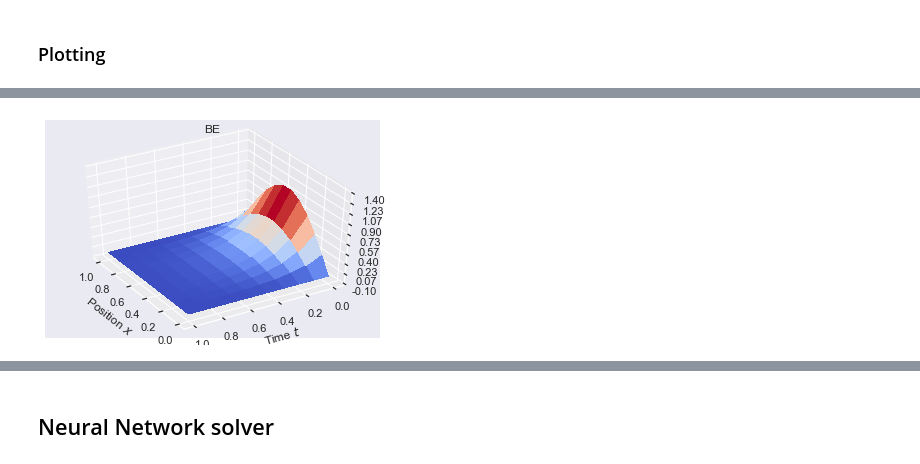
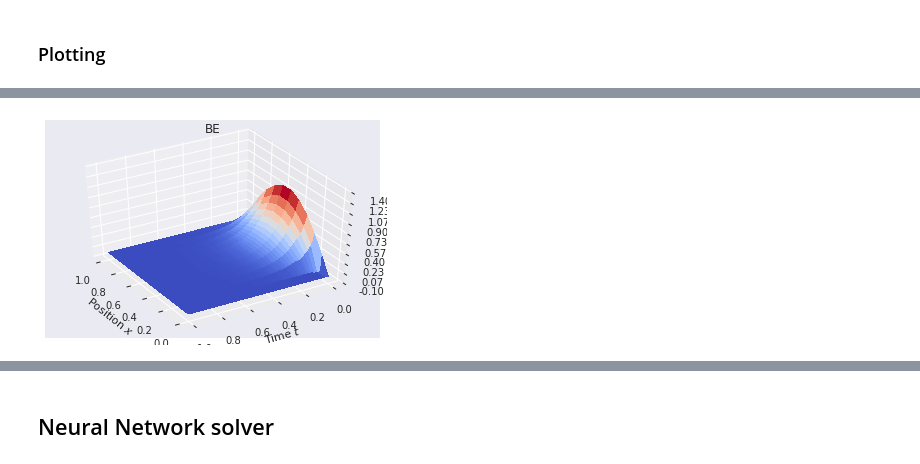
Before and after one commit to ohebbi/FYS-STK4155, a Jupyter notebook: project3/solving_PDE.ipynb, the cells around one changed output, grey strips where cells are left out. Drawn from its saved outputs; the diff is of its cells as text; code cells hidden in the pictures.

```diff
--- a/project3/solving_PDE.ipynb
+++ b/project3/solving_PDE.ipynb
@@ -172,21 +179,26 @@ backward_euler(alpha1,u2,N,T1)
 # %% [markdown]
 ### Crank-Nicholsen
 # %%
-u3 = np.zeros((t1.size,x.size))
-u3[0,:] = g(x)
-u3[0,0] = u3[0,N+1] = 0.0 #Implement boundaries rigidly
+uc = np.zeros((t.size,x.size))
 
-crank_nicolson(alpha1,u3,N,T1)
+
+#Initial codition
+uc[0,:] = g(x)
+uc[0,0] = uc[0,N+1] = 0.0 #Implement boundaries rigidly
+
+crank_nicolson(alpha,uc,N,T)
 # %% [markdown]
 ### Plotting
 # %%
-x1,t1 = np.meshgrid(x,t1)
 x,t = np.meshgrid(x,t)
+
+
+
 
 fig = plt.figure();
 ax = fig.gca(projection='3d');
 # Plot the surface.
-surf = ax.plot_surface(x, t, u1, cmap=cm.coolwarm,
+surf = ax.plot_surface(x, t, uf, cmap=cm.coolwarm,
                    linewidth=0, antialiased=False);
                    # Customize the z axis.
 ax.set_zlim(-0.10, 1.40);
@@ -202,7 +214,7 @@ plt.show()
 fig = plt.figure();
 ax = fig.gca(projection='3d');
 # Plot the surface.
-surf = ax.plot_surface(x1, t1, u2, cmap=cm.coolwarm,
+surf = ax.plot_surface(x, t, ub, cmap=cm.coolwarm,
                    linewidth=0, antialiased=False);
                    # Customize the z axis.
 ax.set_zlim(-0.10, 1.40);
@@ -218,7 +230,7 @@ plt.show()
 fig = plt.figure();
 ax = fig.gca(projection='3d');
 # Plot the surface.
-surf = ax.plot_surface(x1, t1, u3, cmap=cm.coolwarm,
+surf = ax.plot_surface(x, t, uc, cmap=cm.coolwarm,
                    linewidth=0, antialiased=False);
                    # Customize the z axis.
 ax.set_zlim(-0.10, 1.40);
@@ -235,36 +247,74 @@ x_analytic = np.linspace(0,L, N+2)
 analytic = np.sin(np.pi*x_analytic)*np.exp(-np.pi**2*t[0][0])
 fig = plt.figure();
 plt.title("Numerical vs analytical solution for t = 0")
-plt.plot(x[0],u1[0], ".")
-plt.plot(x1[0],u2[0], ".")
-plt.plot(x1[0],u3[0], ".")
-plt.plot(x_analytic,analytic)
+plt.plot(x[0], uf[0], ".")
+plt.plot(x[0], ub[0], ".")
+plt.plot(x[0], uc[0], ".")
+plt.plot(x_analytic, analytic)
 #plt.legend(["Numeric", "Analytic"])
 plt.legend(["FE", "BE", "CN", "Analytic"])
 
 plt.show()
 
+print("\n Time = 0 \n")
+print("\n Max difference between Forward Euler & Analytic \n")
+print(np.max(abs(uf[0]-analytic)))
+
+print("\n Max difference between Backward Euler & Analytic \n")
+print(np.max(abs(ub[0]-analytic)))
+
+print("\n Max difference between Crank-Nicolson & Analytic \n")
+print(np.max(abs(uc[0]-analytic)))
 
 analytic = np.sin(np.pi*x_analytic)*np.exp(-np.pi**2*t[int(T/2)][0])
 fig = plt.figure();
 plt.title("Numerical vs analytical solution for t = 0.5")
-plt.plot(x[0],u1[int(T/2)], ".")
-plt.plot(x1[0],u2[int(T1/2)], ".")
-plt.plot(x1[0],u3[int(T1/2)], ".")
-plt.plot(x_analytic,analytic)
+plt.plot(x[0], uf[int(T/2)], ".")
+plt.plot(x[0], ub[int(T/2)], ".")
+plt.plot(x[0], uc[int(T/2)], ".")
+plt.plot(x_analytic, analytic)
 plt.legend(["FE", "BE", "CN", "Analytic"])
 #plt.legend(["Numeric", "Analytic"])
 plt.show()
 
+print("\n Time = 0.5 \n")
+print("\n Max difference between Forward Euler & Analytic \n")
+print(np.max(abs(uf[int(T/2)]-analytic)))
+
+print("\n Max difference between Backward Euler & Analytic \n")
+print(np.max(abs(ub[int(T/2)]-analytic)))
+
+print("\n Max difference between Crank-Nicolson & Analytic \n")
+print(np.max(abs(uc[int(T/2)]-analytic)))
 
 analytic = np.sin(np.pi*x_analytic)*np.exp(-np.pi**2*t[T-1][0])
 fig = plt.figure();
 plt.title("Numerical vs analytical solution for t = 1")
-plt.plot(x[0],u1[T-1], ".")
-plt.plot(x1[0],u2[T1-1], ".")
-plt.plot(x1[0],u3[T1-1], ".")
-plt.plot(x_analytic,analytic)
+plt.plot(x[0], uf[T-1], ".")
+plt.plot(x[0], ub[T-1], ".")
+plt.plot(x[0], uc[T-1], ".")
+plt.plot(x_analytic, analytic)
 plt.legend(["FE", "BE", "CN", "Analytic"])
 #plt.legend(["Numeric", "Analytic"])
 plt.show()
+
+print("\n Time = 1 \n")
+print("\n Max difference between Forward Euler & Analytic \n")
+print(np.max(abs(uf[T-1]-analytic)))
+
+print("\n Max difference between Backward Euler & Analytic \n")
+print(np.max(abs(ub[T-1]-analytic)))
+
+print("\n Max difference between Crank-Nicolson & Analytic \n")
+print(np.max(abs(uc[T-1]-analytic)))
+
+
+print("\n Max difference between Forward Euler & Backward Euler \n")
+print(np.max(abs(uf-ub)))
+
+print("\n Max difference between Forward Euler & Crank-Nicolson \n")
+print(np.max(abs(uf-uc)))
+
+print("\n Max difference between Crank-Nicolson & Backward Euler \n")
+print(np.max(abs(uc-ub)))
 # %% [output]
@@ -272 +322 @@ plt.show()
-[figure, old version]
+[figure, new version]
```
Also changed, not shown: parts of 6 cells of this notebook, 1 other file.
